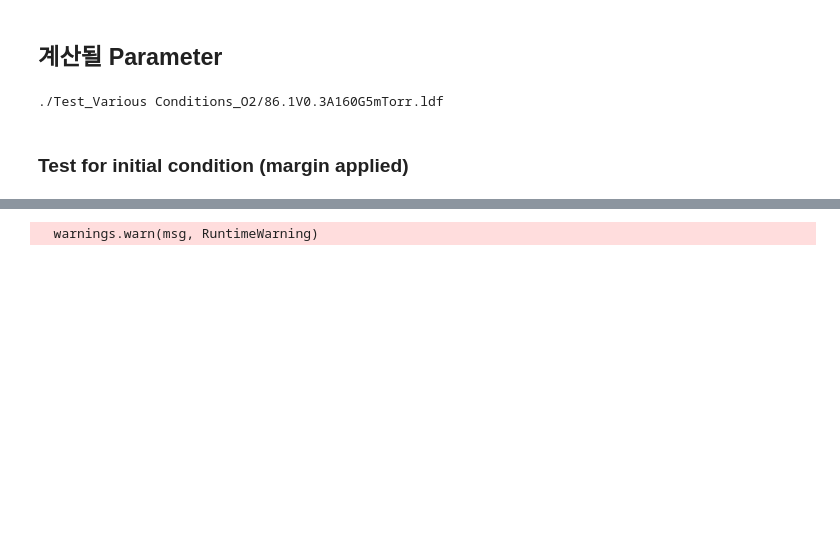
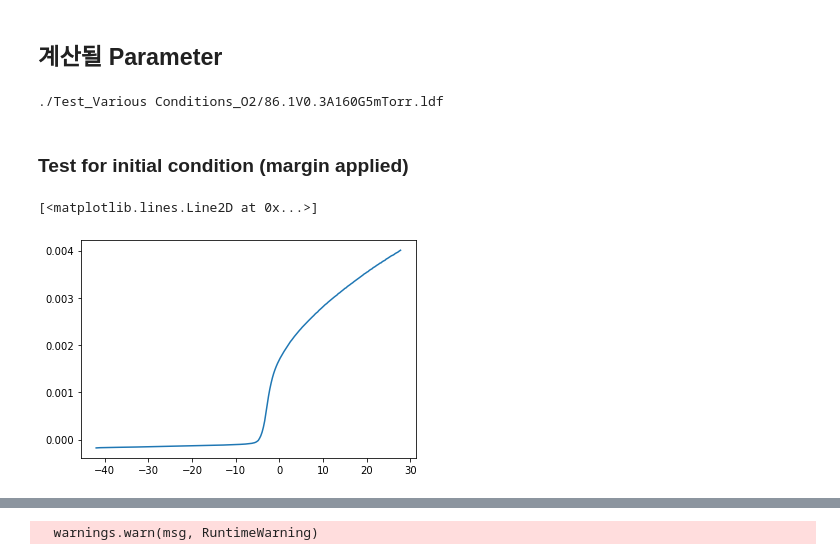
Before and after one commit to gunu0626/negative-ion, a Jupyter notebook: Fitting_test.ipynb, the cells around one changed output, grey strips where cells are left out. Saved outputs shown, nothing was run; the diff lists cells and outputs as text; code cells hidden in the pictures; blank space fills up the shorter version.

```diff
--- a/Fitting_test.ipynb
+++ b/Fitting_test.ipynb
@@ -140,6 +140,13 @@ nm = 2e15
 Te = 1.2
 Tp = 0.1
 Tm = 0.1
+# %%
+V_list = np.array(IV['V'])
+I_list = np.array(IV['I'])
+plt.plot(V_list, I_list)
+# %% [output]
+[<matplotlib.lines.Line2D at 0x...>]
+[figure, added]
 # %%
 V_list = np.array(IV['V'])
 I_list = np.array(IV['I'])
```
Also changed, not shown: parts of 9 cells of this notebook.
